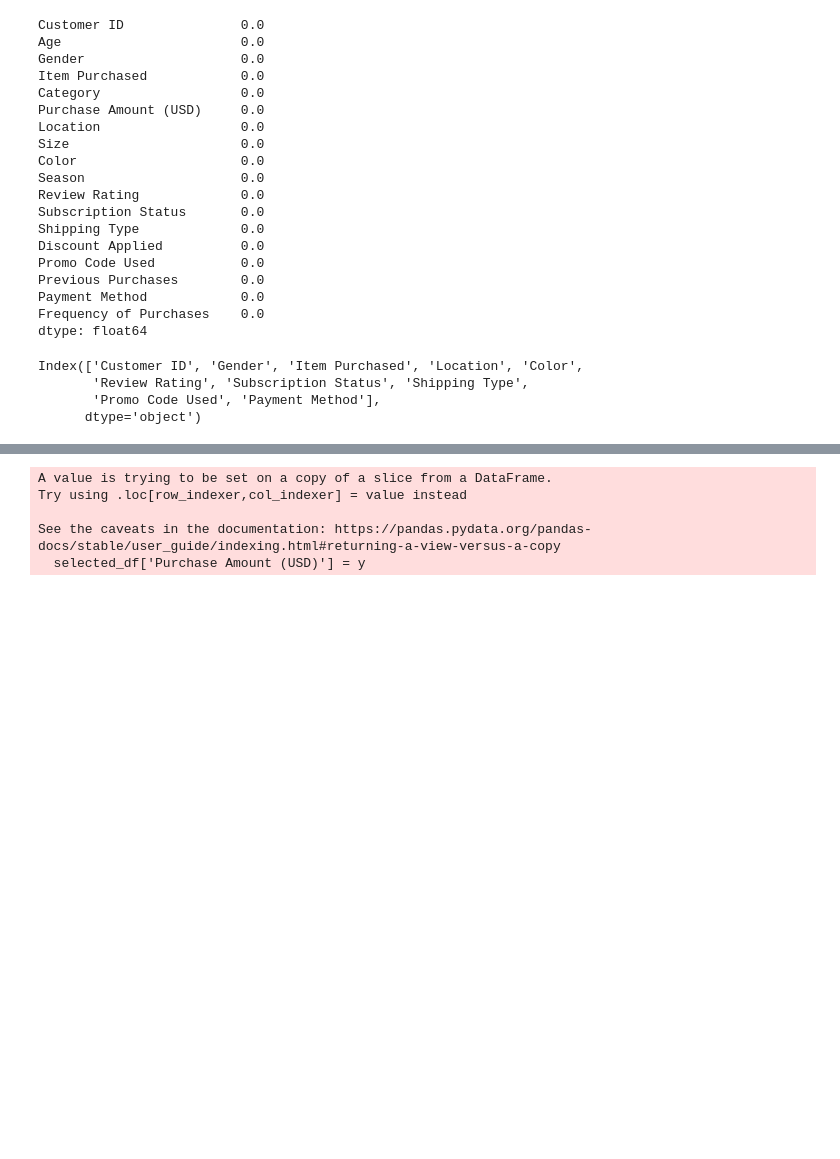
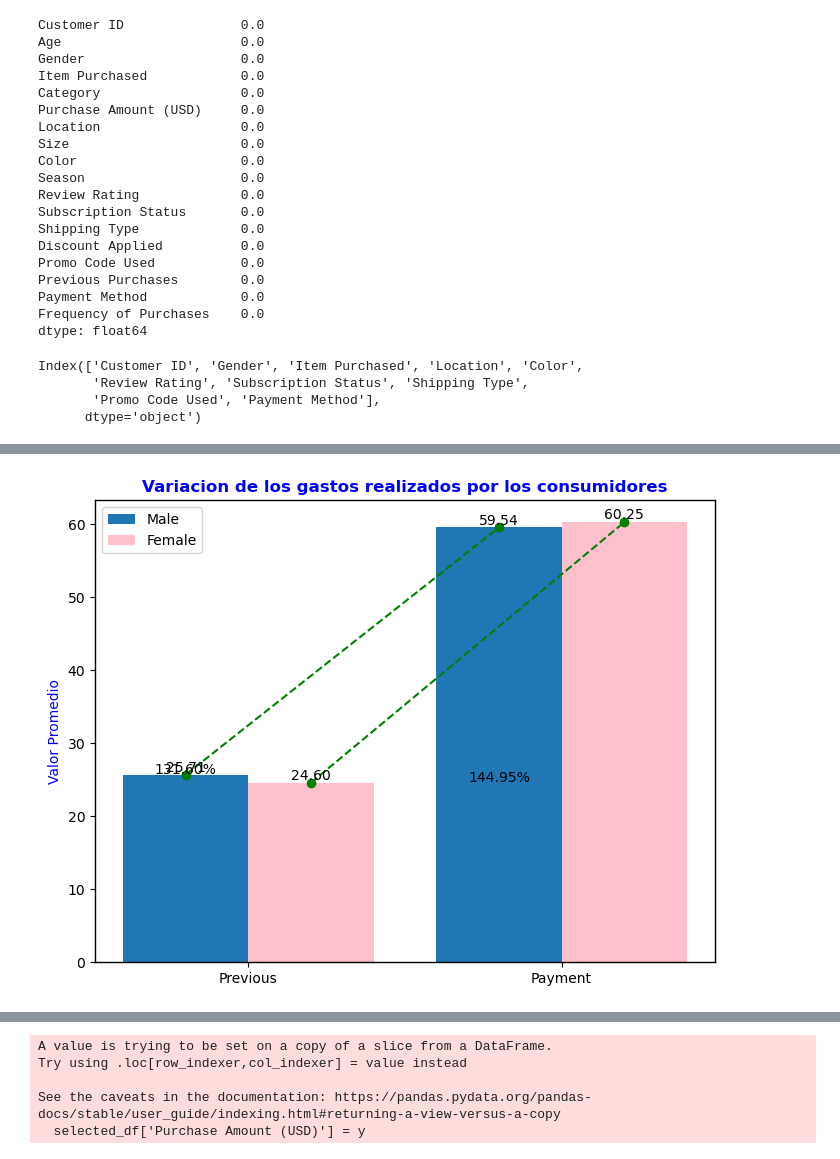
Before and after one commit to Cecchi96/ProyectoDS, a Jupyter notebook: Proyecto_Parte3Cecchini.ipynb, the cells around one changed output, grey strips where cells are left out. Saved outputs shown, nothing was run; the diff lists cells and outputs as text; code cells hidden in the pictures; blank space fills up the shorter version.

```diff
--- a/Proyecto_Parte3Cecchini.ipynb
+++ b/Proyecto_Parte3Cecchini.ipynb
@@ -217,0 +344,43 @@ Index(['Customer ID', 'Gender', 'Item Purchased', 'Location', 'Color',
+# %%
+# Paso 1: Calcular el valor promedio de 'Previous' y 'Payment' para cada género
+previo_promedio_male = data[data['Gender'] == 'Male']['Previous'].mean()
+pago_promedio_male = data[data['Gender'] == 'Male']['Payment'].mean()
+previo_promedio_female = data[data['Gender'] == 'Female']['Previous'].mean()
+pago_promedio_female = data[data['Gender'] == 'Female']['Payment'].mean()
+
+# Paso 2: Calcular la variación porcentual para cada género
+variacion_porcentual_male = ((pago_promedio_male - previo_promedio_male) / previo_promedio_male) * 100
+variacion_porcentual_female = ((pago_promedio_female - previo_promedio_female) / previo_promedio_female) * 100
+
+# Paso 3: Crear el gráfico de barras
+fig, ax = plt.subplots(figsize=(8, 6))
+
+bar_width = 0.4
+index = [0, 1]
+
+bars_male = ax.bar(index, [previo_promedio_male, pago_promedio_male], bar_width, label='Male')
+bars_female = ax.bar([p + bar_width for p in index], [previo_promedio_female, pago_promedio_female], bar_width, label='Female', color='pink')
+
+# Paso 4: Agregar etiqueta con la variación porcentual para cada género
+plt.text(0, previo_promedio_male + 0.1, f'{variacion_porcentual_male:.2f}%', ha='center')
+plt.text(1, previo_promedio_female + 0.1, f'{variacion_porcentual_female:.2f}%', ha='center')
+
+# Paso 5: Agregar línea que refleje la variación porcentual para cada género
+plt.plot([0, 1], [previo_promedio_male, pago_promedio_male], color='green', linestyle='--', marker='o')
+plt.plot([p + bar_width for p in index], [previo_promedio_female, pago_promedio_female], color='green', linestyle='--', marker='o')
+
+# Paso 6: Agregar etiquetas con los valores obtenidos en cada columna para cada género
+plt.text(0, previo_promedio_male, f'{previo_promedio_male:.2f}', ha='center', va='bottom')
+plt.text(1, pago_promedio_male, f'{pago_promedio_male:.2f}', ha='center', va='bottom')
+plt.text(0 + bar_width, previo_promedio_female, f'{previo_promedio_female:.2f}', ha='center', va='bottom')
+plt.text(1 + bar_width, pago_promedio_female, f'{pago_promedio_female:.2f}', ha='center', va='bottom')
+
+ax.set_xticks([0.2, 1.2])
+ax.set_xticklabels(['Previous', 'Payment'])
+plt.ylabel('Valor Promedio')
+plt.title('Variacion de los gastos realizados por los consumidores')
+
+plt.legend()
+plt.show()
+# %% [output]
+[figure, added]
```
Also changed, not shown: parts of 16 cells of this notebook.
